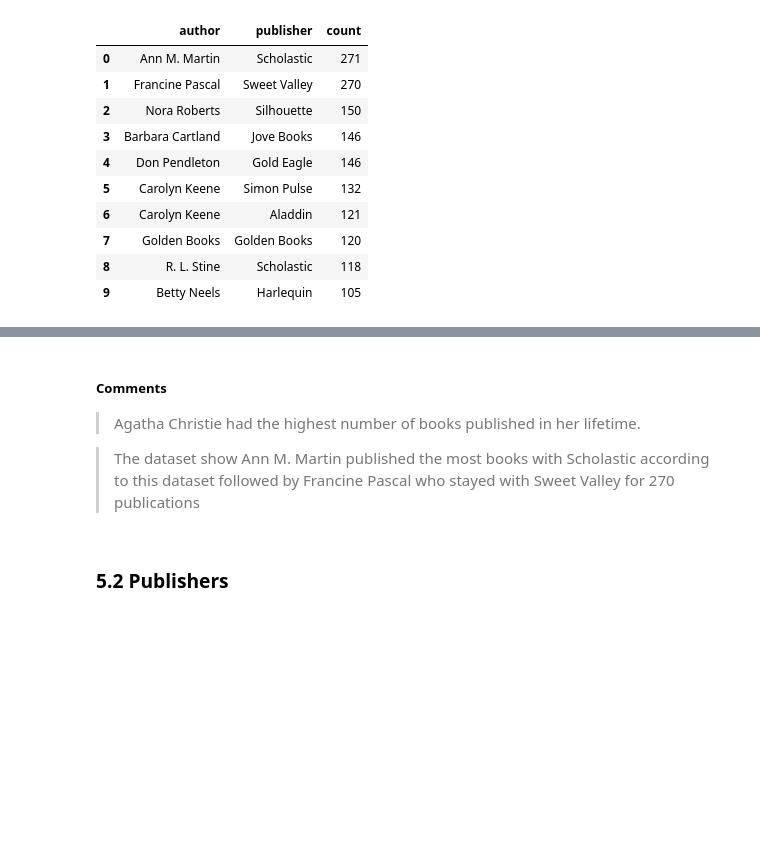
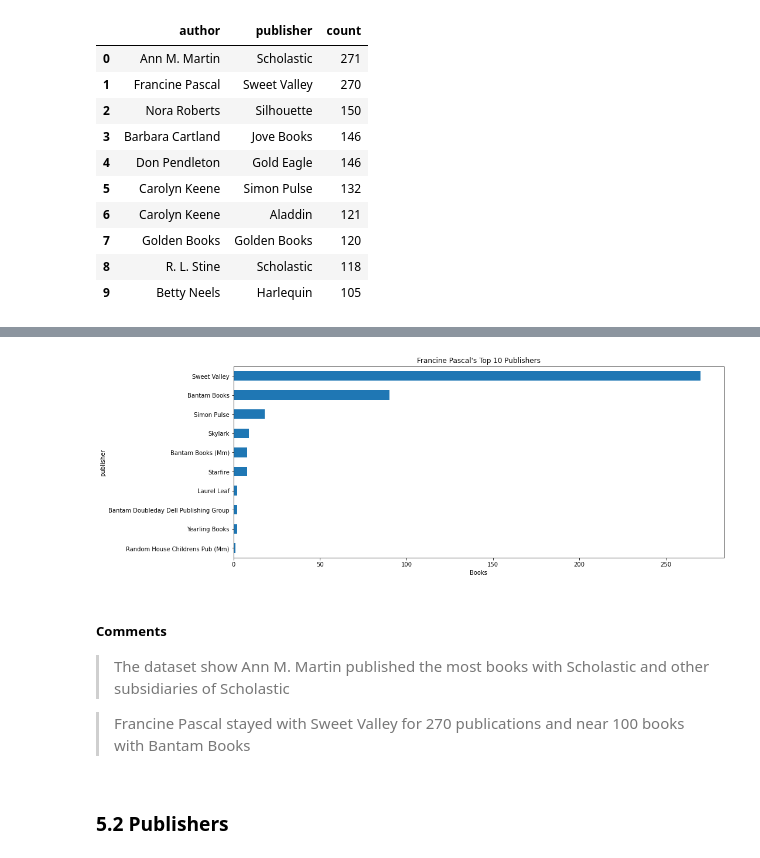
Before and after one commit to ggeorgekkariuki/picasso-book-bar, a Jupyter notebook: index.ipynb, the cells around one changed output, grey strips where cells are left out. Saved outputs shown, nothing was run; the diff lists cells and outputs as text; code cells hidden in the pictures; blank space fills up the shorter version.

```diff
--- a/index.ipynb
+++ b/index.ipynb
@@ -602,8 +682,12 @@ author_publisher
+# %%
+authors_publishers('Francine Pascal', N=10)
+# %% [output]
+[figure, added]
 # %% [markdown]
 ##### Comments
-> Agatha  Christie had the highest number of books published in her lifetime.
+> The dataset show Ann M. Martin published the most books with Scholastic and other subsidiaries of Scholastic
 
-> The dataset show Ann M. Martin published the most books with Scholastic according to this dataset followed by Francine Pascal who stayed with Sweet Valley for 270 publications
+>Francine Pascal stayed with Sweet Valley for 270 publications and near 100 books with Bantam Books
 # %% [markdown]
 ### 5.2 Publishers
 # %%
```
Also changed, not shown: parts of 46 cells of this notebook.
